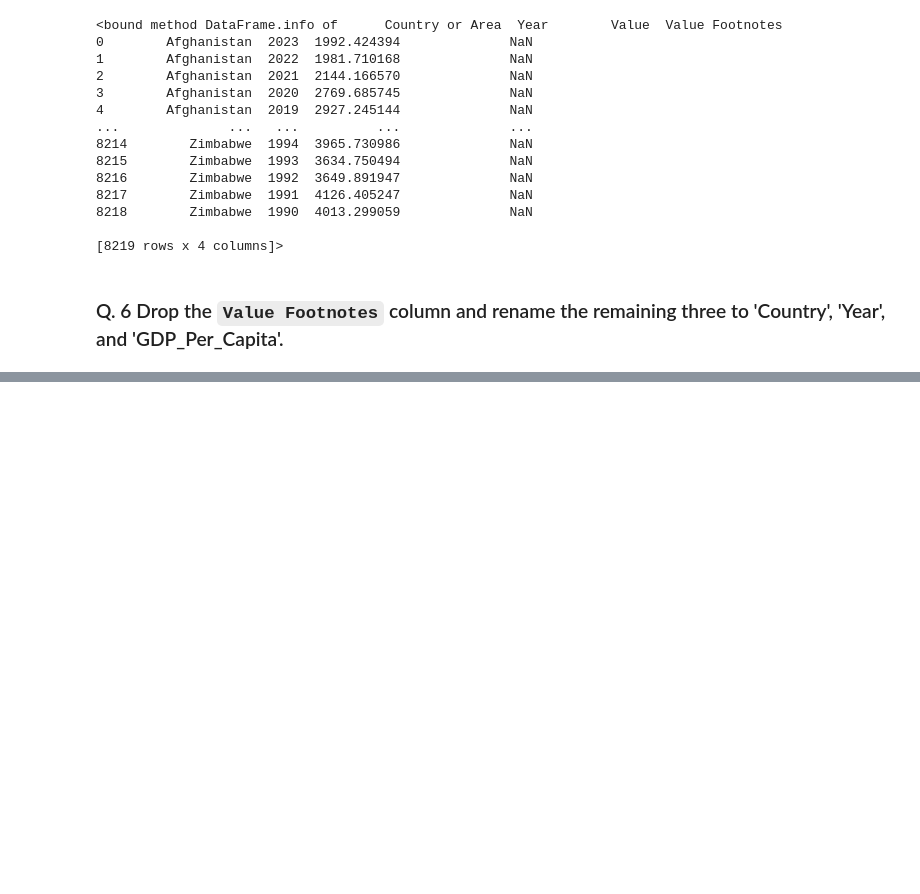
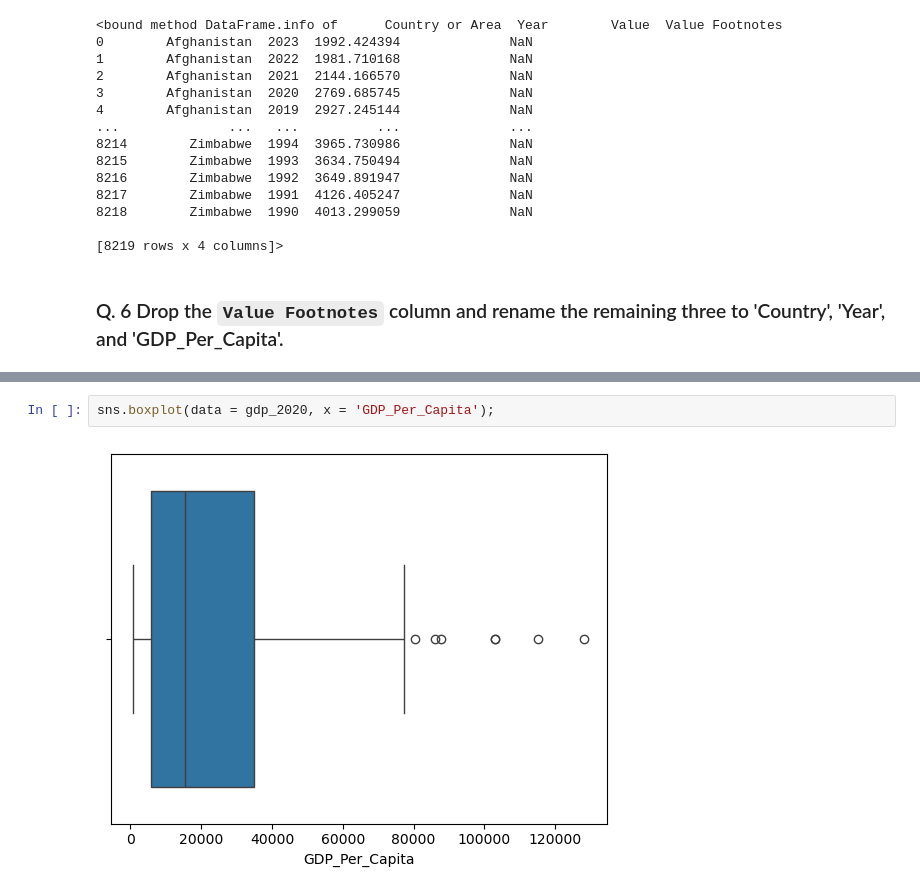
Before and after one commit to NSS-Full-Time-Data-Analytics-16/un-project-johnnyvanatta, a Jupyter notebook: notebooks/un_project.ipynb, the cells around one changed output, grey strips where cells are left out. Saved outputs shown, nothing was run; the diff lists cells and outputs as text; blank space fills up the shorter version.

```diff
--- a/notebooks/un_project.ipynb
+++ b/notebooks/un_project.ipynb
@@ -67,0 +119,4 @@ gdp_df.info
+# %%
+sns.boxplot(data = gdp_2020, x = 'GDP_Per_Capita');
+# %% [output]
+[figure, added]
```
Also changed, not shown: parts of 20 cells of this notebook.
